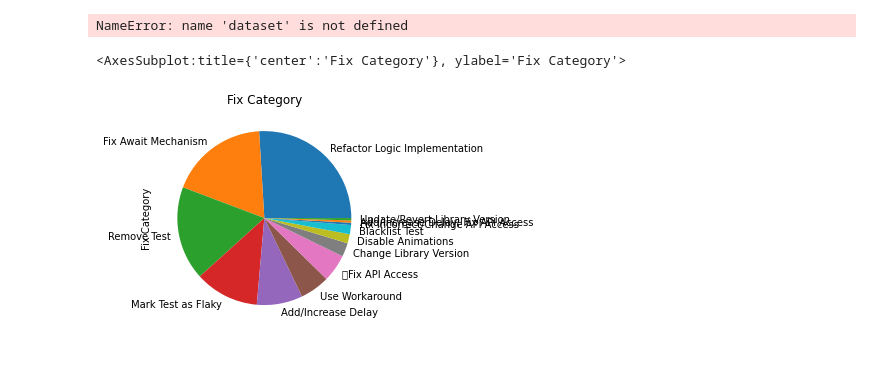
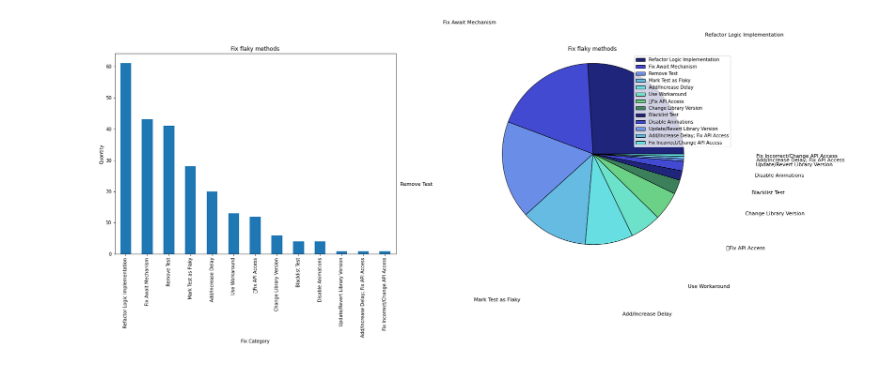
Before and after one commit to sorattorafa/ui-flakies-visualization, a Jupyter notebook: bars_and_pies.ipynb, the cells around one changed output. Cells and saved outputs as stored; diff of their text form; code cells hidden in the pictures.

```diff
--- a/bars_and_pies.ipynb
+++ b/bars_and_pies.ipynb
@@ -33,18 +32,9 @@ def make_plots(dataset, column, title):
     plt.axis("equal")
     plt.title(title)
     plt.legend()
-# %%
-# Fix Category
-# Fix flaky methods
-make_plots(dataset, 'Fix Category', 'Fix flaky methods')
-#dataset['Fix Category'].value_counts().plot(kind='bar', title='Fix Category')
-# %% [output]
-NameError: name 'dataset' is not defined
-# %%
-
-dataset['Fix Category'].value_counts().plot(kind='pie', title='Fix Category', )
-# %% [output]
-<AxesSubplot:title={'center':'Fix Category'}, ylabel='Fix Category'>
-[figure, removed]
+# %%
+make_quantity_plots(dataset, 'Fix Category', 'Fix flaky methods')
+# %% [output]
+[figure, added]
 # %%
 
```
Also changed, not shown: parts of 7 cells of this notebook.
